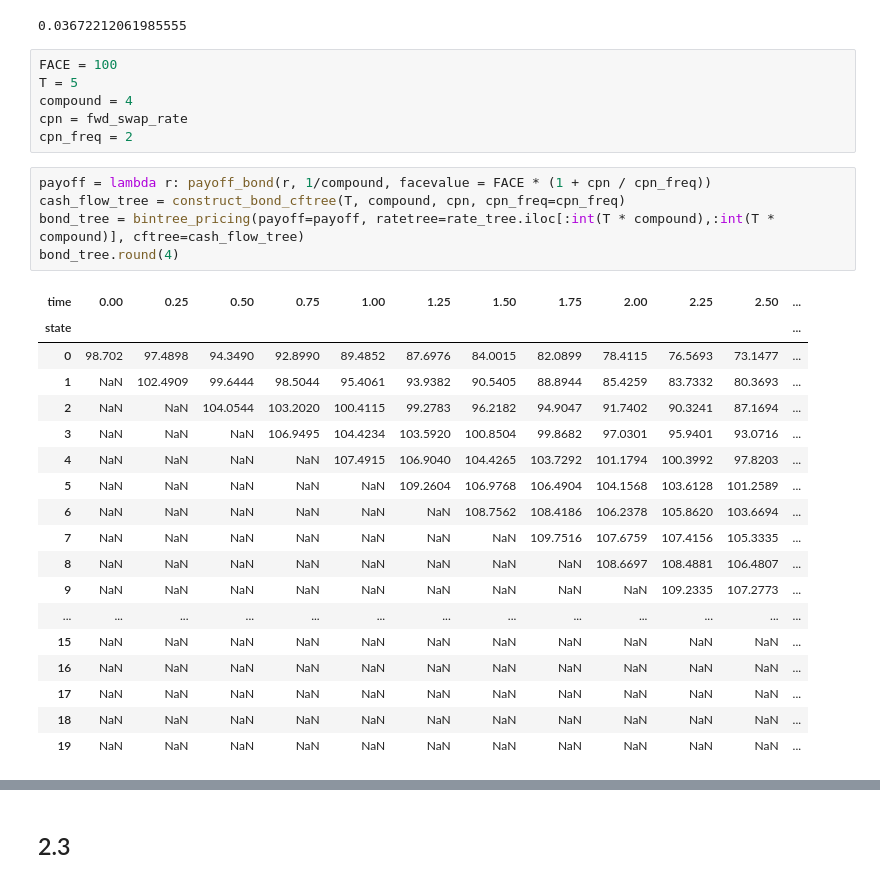
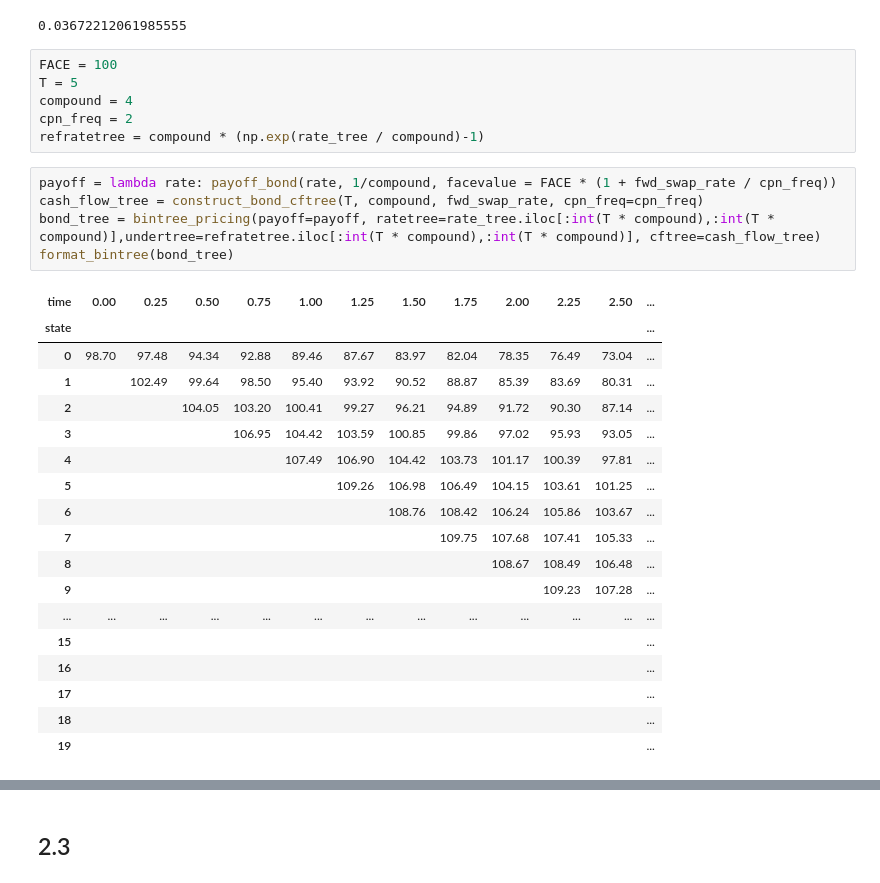
Before and after one commit to MrHumble-Bee/finm-fiderivs-2024, a Jupyter notebook: homework/Homework 3 - New.ipynb, the cells around one changed output, grey strips where cells are left out. Cells and saved outputs as stored; diff of their text form.

```diff
--- a/homework/Homework 3 - New.ipynb
+++ b/homework/Homework 3 - New.ipynb
@@ -397,29 +395,29 @@ fwd_swap_rate
 FACE = 100
 T = 5
 compound = 4
-cpn = fwd_swap_rate
 cpn_freq = 2
+refratetree = compound * (np.exp(rate_tree / compound)-1)
 # %%
-payoff = lambda r: payoff_bond(r, 1/compound, facevalue = FACE * (1 + cpn / cpn_freq))
-cash_flow_tree = construct_bond_cftree(T, compound, cpn, cpn_freq=cpn_freq)
-bond_tree = bintree_pricing(payoff=payoff, ratetree=rate_tree.iloc[:int(T * compound),:int(T * compound)], cftree=cash_flow_tree)
-bond_tree.round(4)
+payoff = lambda rate: payoff_bond(rate, 1/compound, facevalue = FACE * (1 + fwd_swap_rate / cpn_freq))
+cash_flow_tree = construct_bond_cftree(T, compound, fwd_swap_rate, cpn_freq=cpn_freq)
+bond_tree = bintree_pricing(payoff=payoff, ratetree=rate_tree.iloc[:int(T * compound),:int(T * compound)],undertree=refratetree.iloc[:int(T * compound),:int(T * compound)], cftree=cash_flow_tree)
+format_bintree(bond_tree)
 # %% [output]
 | time | 0.00 | 0.25 | 0.50 | 0.75 | 1.00 | 1.25 | 1.50 | 1.75 | 2.00 | 2.25 | 2.50 | ... |
 | state |  |  |  |  |  |  |  |  |  |  |  | ... |
-| 0 | 98.702 | 97.4898 | 94.3490 | 92.8990 | 89.4852 | 87.6976 | 84.0015 | 82.0899 | 78.4115 | 76.5693 | 73.1477 | ... |
-| 1 | NaN | 102.4909 | 99.6444 | 98.5044 | 95.4061 | 93.9382 | 90.5405 | 88.8944 | 85.4259 | 83.7332 | 80.3693 | ... |
-| 2 | NaN | NaN | 104.0544 | 103.2020 | 100.4115 | 99.2783 | 96.2182 | 94.9047 | 91.7402 | 90.3241 | 87.1694 | ... |
-| 3 | NaN | NaN | NaN | 106.9495 | 104.4234 | 103.5920 | 100.8504 | 99.8682 | 97.0301 | 95.9401 | 93.0716 | ... |
-| 4 | NaN | NaN | NaN | NaN | 107.4915 | 106.9040 | 104.4265 | 103.7292 | 101.1794 | 100.3992 | 97.8203 | ... |
-| 5 | NaN | NaN | NaN | NaN | NaN | 109.2604 | 106.9768 | 106.4904 | 104.1568 | 103.6128 | 101.2589 | ... |
-| 6 | NaN | NaN | NaN | NaN | NaN | NaN | 108.7562 | 108.4186 | 106.2378 | 105.8620 | 103.6694 | ... |
-| 7 | NaN | NaN | NaN | NaN | NaN | NaN | NaN | 109.7516 | 107.6759 | 107.4156 | 105.3335 | ... |
-| 8 | NaN | NaN | NaN | NaN | NaN | NaN | NaN | NaN | 108.6697 | 108.4881 | 106.4807 | ... |
-| 9 | NaN | NaN | NaN | NaN | NaN | NaN | NaN | NaN | NaN | 109.2335 | 107.2773 | ... |
+| 0 | 98.70 | 97.48 | 94.34 | 92.88 | 89.46 | 87.67 | 83.97 | 82.04 | 78.35 | 76.49 | 73.04 | ... |
+| 1 |  | 102.49 | 99.64 | 98.50 | 95.40 | 93.92 | 90.52 | 88.87 | 85.39 | 83.69 | 80.31 | ... |
+| 2 |  |  | 104.05 | 103.20 | 100.41 | 99.27 | 96.21 | 94.89 | 91.72 | 90.30 | 87.14 | ... |
+| 3 |  |  |  | 106.95 | 104.42 | 103.59 | 100.85 | 99.86 | 97.02 | 95.93 | 93.05 | ... |
+| 4 |  |  |  |  | 107.49 | 106.90 | 104.42 | 103.73 | 101.17 | 100.39 | 97.81 | ... |
+| 5 |  |  |  |  |  | 109.26 | 106.98 | 106.49 | 104.15 | 103.61 | 101.25 | ... |
+| 6 |  |  |  |  |  |  | 108.76 | 108.42 | 106.24 | 105.86 | 103.67 | ... |
+| 7 |  |  |  |  |  |  |  | 109.75 | 107.68 | 107.41 | 105.33 | ... |
+| 8 |  |  |  |  |  |  |  |  | 108.67 | 108.49 | 106.48 | ... |
+| 9 |  |  |  |  |  |  |  |  |  | 109.23 | 107.28 | ... |
 | ... | ... | ... | ... | ... | ... | ... | ... | ... | ... | ... | ... | ... |
-| 15 | NaN | NaN | NaN | NaN | NaN | NaN | NaN | NaN | NaN | NaN | NaN | ... |
-| 16 | NaN | NaN | NaN | NaN | NaN | NaN | NaN | NaN | NaN | NaN | NaN | ... |
-| 17 | NaN | NaN | NaN | NaN | NaN | NaN | NaN | NaN | NaN | NaN | NaN | ... |
-| 18 | NaN | NaN | NaN | NaN | NaN | NaN | NaN | NaN | NaN | NaN | NaN | ... |
-| 19 | NaN | NaN | NaN | NaN | NaN | NaN | NaN | NaN | NaN | NaN | NaN | ... |
+| 15 |  |  |  |  |  |  |  |  |  |  |  | ... |
+| 16 |  |  |  |  |  |  |  |  |  |  |  | ... |
+| 17 |  |  |  |  |  |  |  |  |  |  |  | ... |
+| 18 |  |  |  |  |  |  |  |  |  |  |  | ... |
+| 19 |  |  |  |  |  |  |  |  |  |  |  | ... |
```
Also changed, not shown: parts of 16 cells of this notebook, 1 other file.
